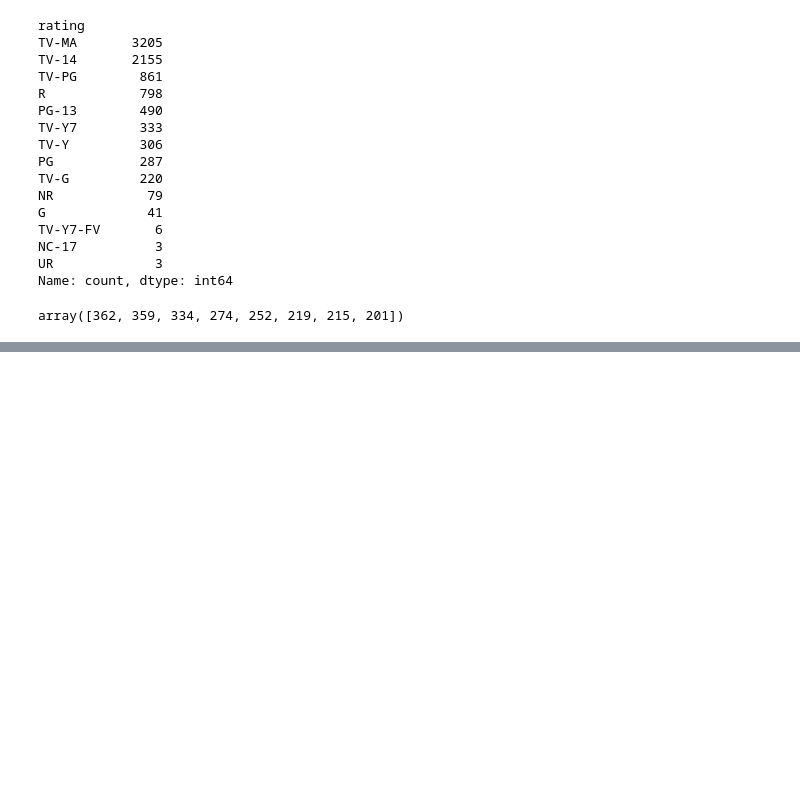
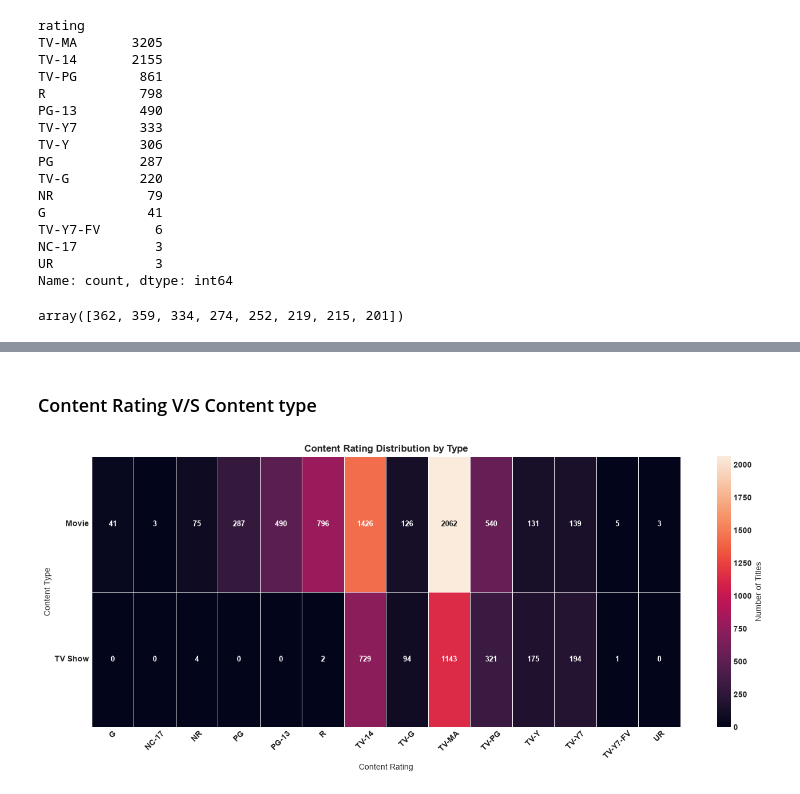
Before and after one commit to MohmmedFurqaan/netflix_eda, a Jupyter notebook: notebook/task_02_analysis.ipynb, the cells around one changed output, grey strips where cells are left out. Drawn from its saved outputs; the diff is of its cells as text; code cells hidden in the pictures; blank space fills up the shorter version.

```diff
--- a/notebook/task_02_analysis.ipynb
+++ b/notebook/task_02_analysis.ipynb
@@ -346,0 +378,34 @@ array([362, 359, 334, 274, 252, 219, 215, 201])
+# %% [markdown]
+### Content Rating V/S Content type
+# %%
+# fetch the content based on the type and rating
+content_type_rating = pd.crosstab(df['type'], df['rating'])
+
+# initialize the matplotlib
+fig, ax = plt.subplots(figsize=(14, 6))
+
+# plot using the heatmap
+sns.heatmap(
+    data=content_type_rating,
+    annot=True,
+    fmt='d',                  # Display integer values
+    linewidths=0.5,
+    annot_kws={"size": 9},
+    cbar_kws={"label": "Number of Titles"},
+    ax=ax
+)
+
+# Styling
+ax.set(
+    xlabel='Content Rating',
+    ylabel='Content Type',
+    title='Content Rating Distribution by Type'
+)
+
+ax.tick_params(axis='x', rotation=45)
+ax.tick_params(axis='y', rotation=0)
+
+fig.tight_layout()
+plt.savefig('../data/output/figure/006_content_rating_by_type.png');
+# %% [output]
+[figure, added]
```
Also changed, not shown: parts of 3 cells of this notebook, 3 other files.
